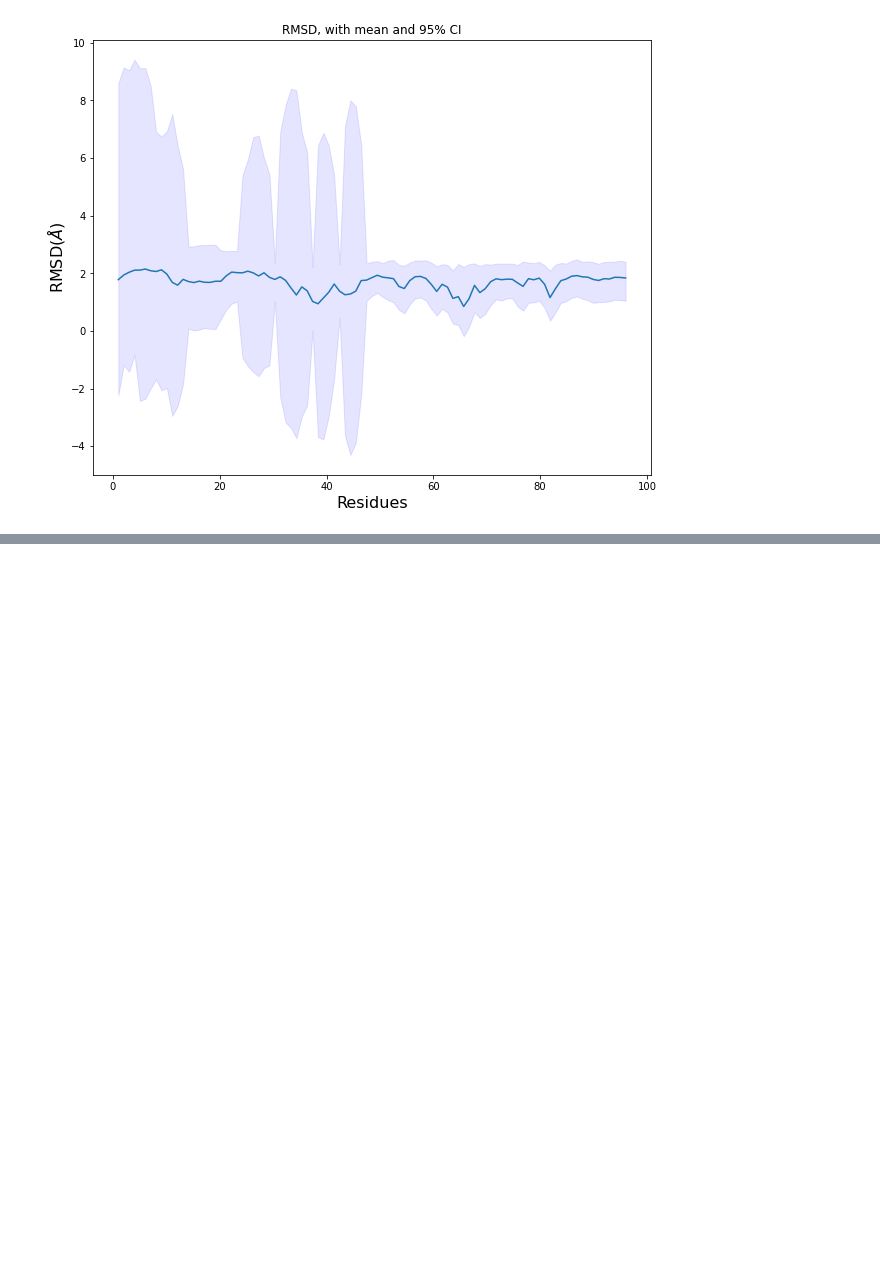
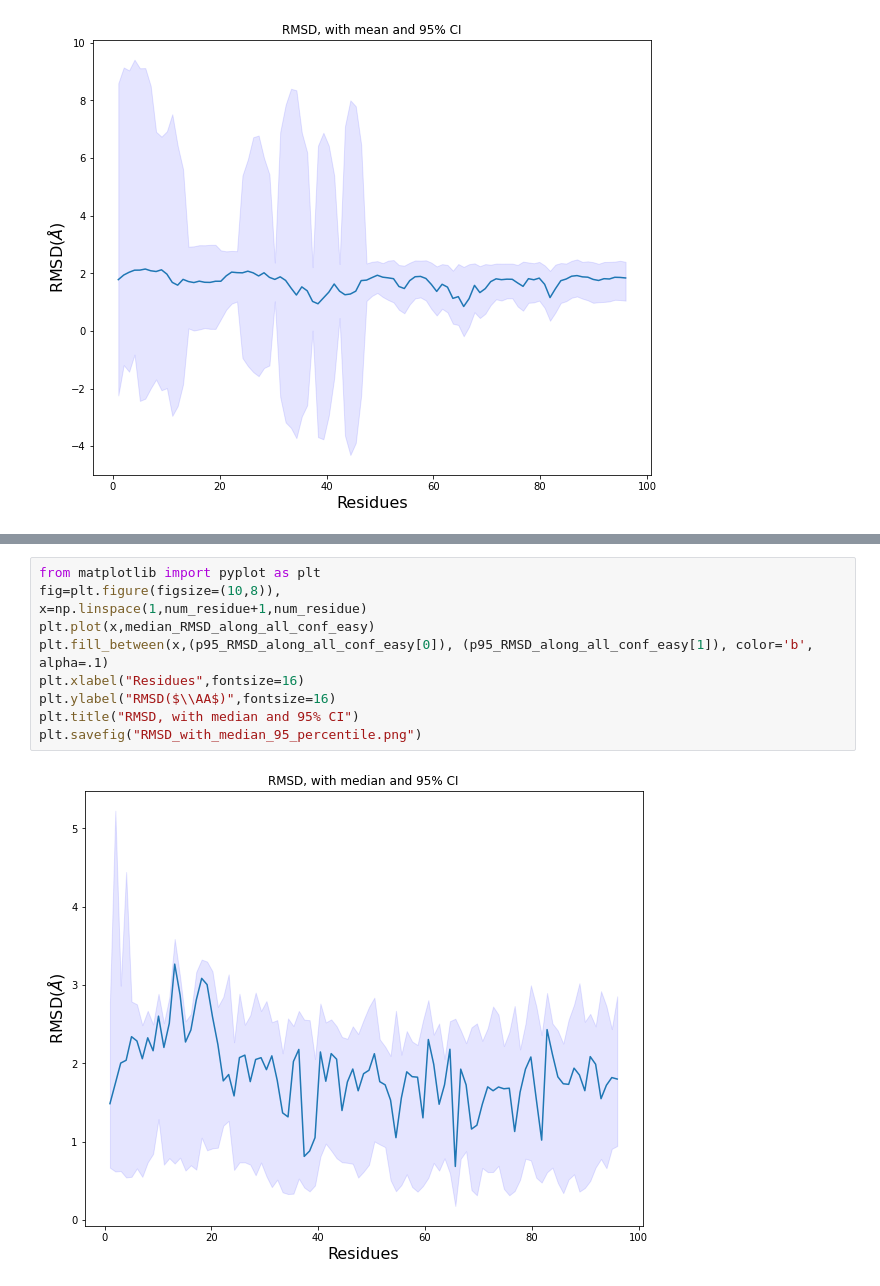
Before and after one commit to claudia-hm/Structural_Bioinformatics_Project, a Jupyter notebook: _Task_1.ipynb, the cells around one changed output, grey strips where cells are left out. Saved outputs shown, nothing was run; the diff lists cells and outputs as text; blank space fills up the shorter version.

```diff
--- a/_Task_1.ipynb
+++ b/_Task_1.ipynb
@@ -507,0 +470,12 @@ feature variability within the ensemble.
+# %%
+from matplotlib import pyplot as plt
+fig=plt.figure(figsize=(10,8)),
+x=np.linspace(1,num_residue+1,num_residue)
+plt.plot(x,median_RMSD_along_all_conf_easy)
+plt.fill_between(x,(p95_RMSD_along_all_conf_easy[0]), (p95_RMSD_along_all_conf_easy[1]), color='b', alpha=.1)
+plt.xlabel("Residues",fontsize=16)
+plt.ylabel("RMSD($\\AA$)",fontsize=16)
+plt.title("RMSD, with median and 95% CI")
+plt.savefig("RMSD_with_median_95_percentile.png")
+# %% [output]
+[figure, added]
```
Also changed, not shown: parts of 19 cells of this notebook, 5 other files.
